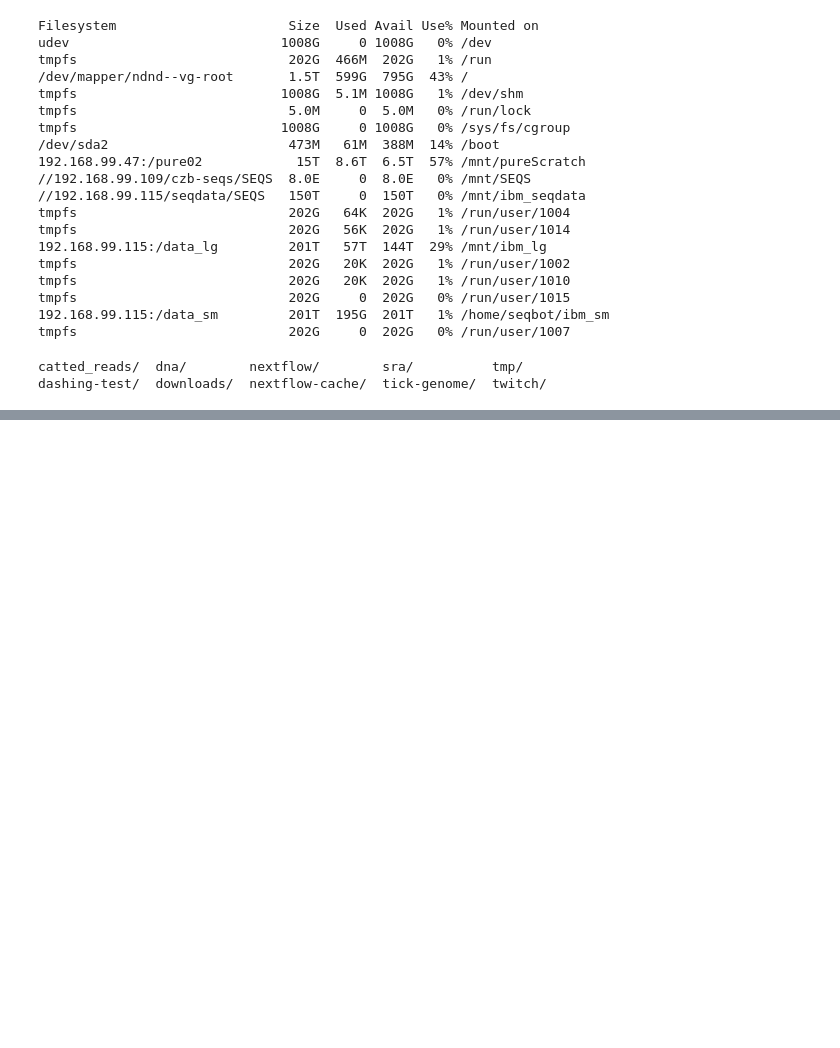
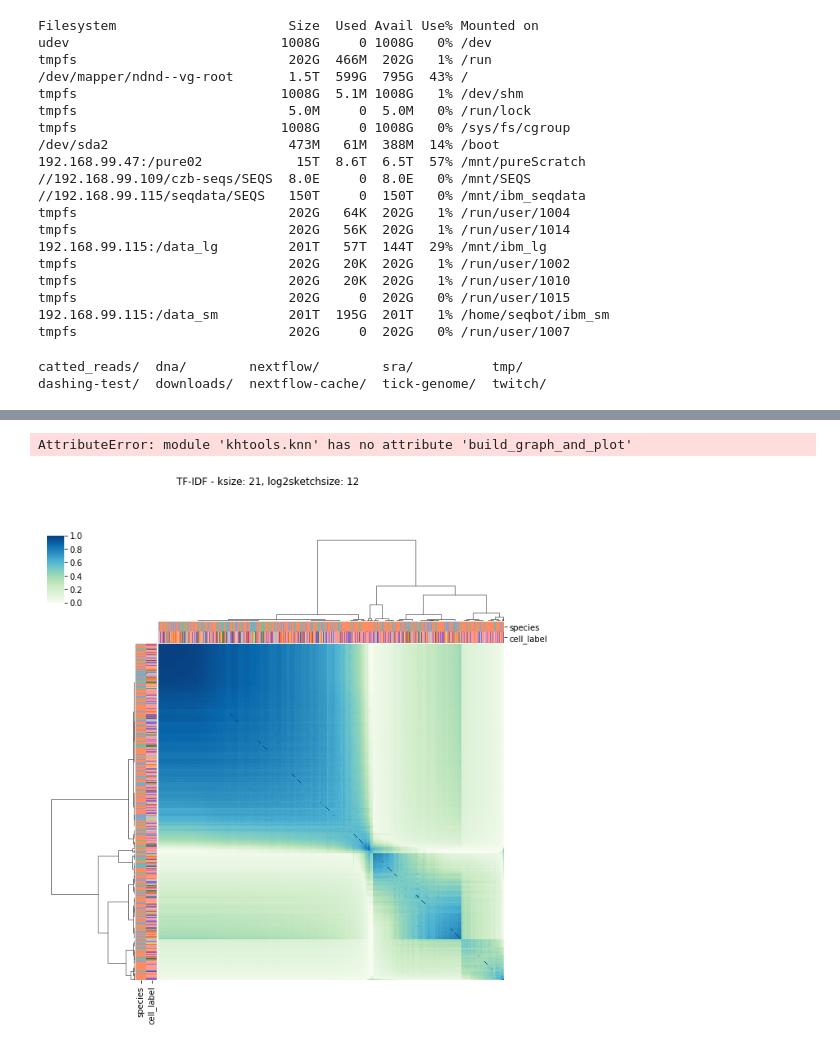
Before and after one commit to czbiohub/kh-analysis, a Jupyter notebook: notebooks/hematopoeisis_tf-idf.ipynb, the cells around one changed output, grey strips where cells are left out. Cells and saved outputs as stored; diff of their text form; code cells hidden in the pictures; blank space fills up the shorter version.

```diff
--- a/notebooks/hematopoeisis_tf-idf.ipynb
+++ b/notebooks/hematopoeisis_tf-idf.ipynb
@@ -93,0 +499,4 @@ dashing-test/  downloads/  nextflow-cache/  tick-genome/  twitch/
+# %%
+%%time
+values_idf = Parallel(n_jobs=n_jobs)(delayed(estimate_jaccard)(x, y)
+                                 for x, y in itertools.combinations(siglist_species_tf_idf, 2))
@@ -93,0 +529,7 @@ dashing-test/  downloads/  nextflow-cache/  tick-genome/  twitch/
+# %%
+sketch_id = 'molecule-protein_ksize-21_log2sketchsize-12'
+s3_prefix = 's3://kmer-hashing/hematopoeisis/human_mouse_zebrafish'
+original_similarities = pd.read_csv(f"{s3_prefix}/similarities_{sketch_id}.csv")
+original_similarities.index = original_similarities.columns
+print(original_similarities.shape)
+original_similarities.head()
@@ -93,0 +547,6 @@ dashing-test/  downloads/  nextflow-cache/  tick-genome/  twitch/
+# %%
+names = [x.name() for x in siglist]
+
+similarities_idf_df = pd.DataFrame(similarities_idf, index=names, columns=names)
+print(similarities_idf_df.shape)
+similarities_idf_df.head()
@@ -93,0 +570,5 @@ dashing-test/  downloads/  nextflow-cache/  tick-genome/  twitch/
+# %%
+metadata = pd.read_csv('s3://kmer-hashing/hematopoeisis/human_mouse_zebrafish/metadata_combined.csv',
+                       index_col=0)
+print(metadata.shape)
+metadata.head()
@@ -93,0 +587,24 @@ dashing-test/  downloads/  nextflow-cache/  tick-genome/  twitch/
+# %%
+color_cols = ['species', 'cell_label',]
+categories = metadata[color_cols]
+
+palettes = dict(species='Set2', cell_label='tab20')
+
+title =  title = f"TF-IDF - ksize: 21, log2sketchsize: 12"
+
+s3_folder = 's3://olgabot-maca/nf-kmer-similarity/human_mouse_zebrafish/'
+figure_folder = 's3://kmer-hashing/hematopoeisis/human_mouse_zebrafish/figures'
+
+g = sourmash_utils.plaidplot(similarities_idf_df,
+                             metric='cosine', row_categories=categories,
+                         col_categories=categories, row_palette=palettes, col_palette=palettes)
+g.fig.suptitle(title)
+# png = f'{figure_folder}/{sketch_id}_plaidplot.png'
+# g.savefig(png, dpi=150)
+
+knn.build_graph_and_plot(similarities_idf_df, metadata,
+                     n_neighbors, color_cols, palettes, figure_folder,
+                     sketch_id, title)
+# %% [output]
+AttributeError: module 'khtools.knn' has no attribute 'build_graph_and_plot'
+[figure, added]
```
Also changed, not shown: parts of 58 cells of this notebook, 2 other files.
